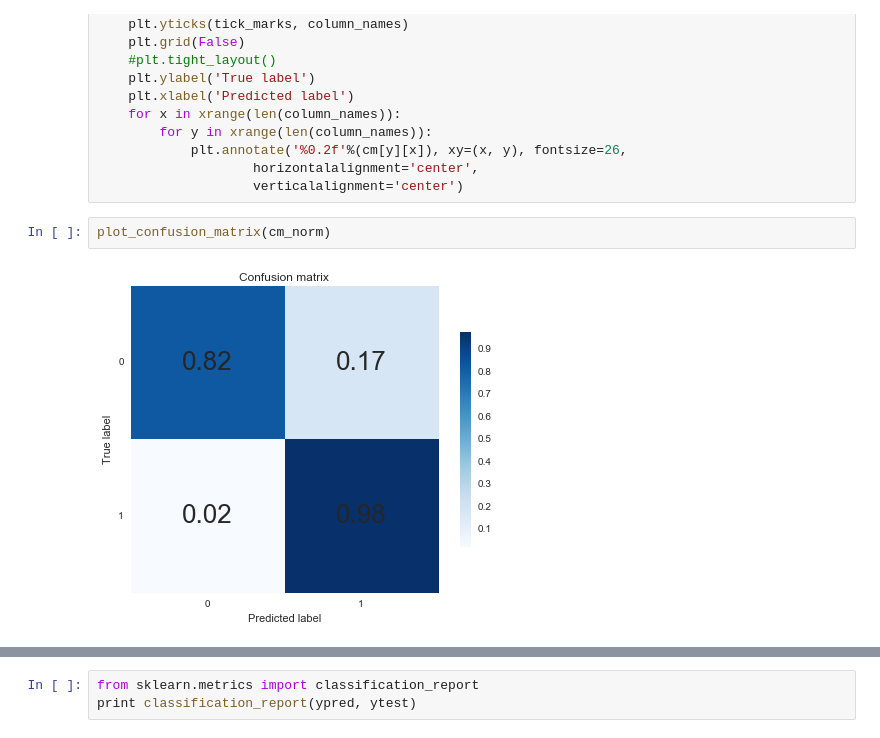
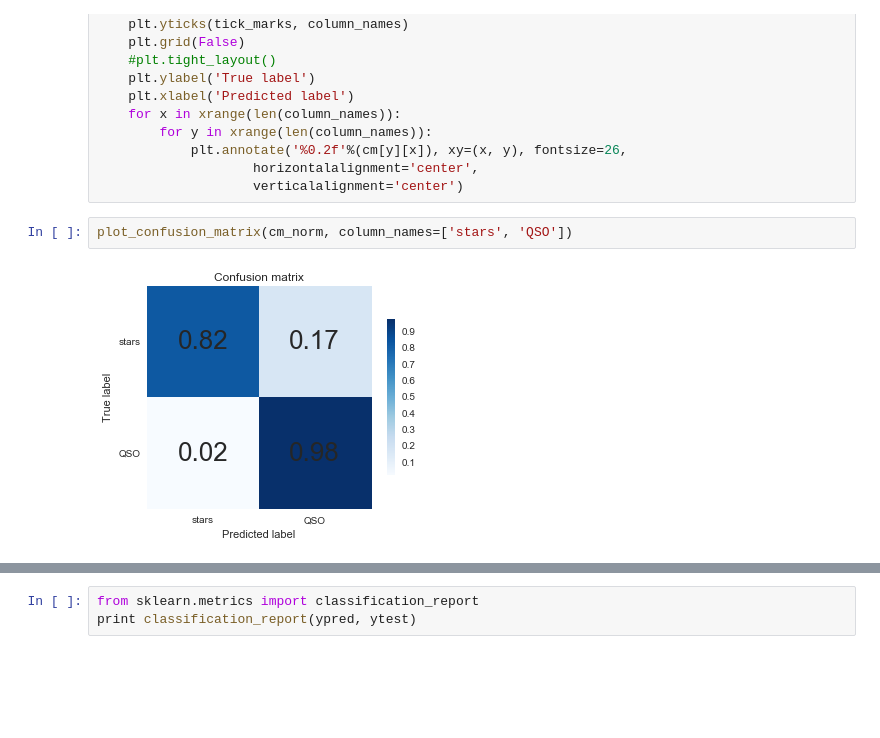
Before and after one commit to toastmaker/5bss, a Jupyter notebook: notebooks/04 Classification.ipynb, the cells around one changed output, grey strips where cells are left out. Cells and saved outputs as stored; diff of their text form; blank space fills up the shorter version.

```diff
--- a/notebooks/04 Classification.ipynb
+++ b/notebooks/04 Classification.ipynb
@@ -275,6 +275,6 @@ def plot_confusion_matrix(cm, title='Confusion matrix', cmap=plt.cm.Blues, colum
                     horizontalalignment='center',
                     verticalalignment='center')
 # %%
-plot_confusion_matrix(cm_norm)
+plot_confusion_matrix(cm_norm, column_names=['stars', 'QSO'])
 # %% [output]
-[figure, old version]
+[figure, new version]
```
Also changed, not shown: parts of 2 cells of this notebook, 3 other files.
